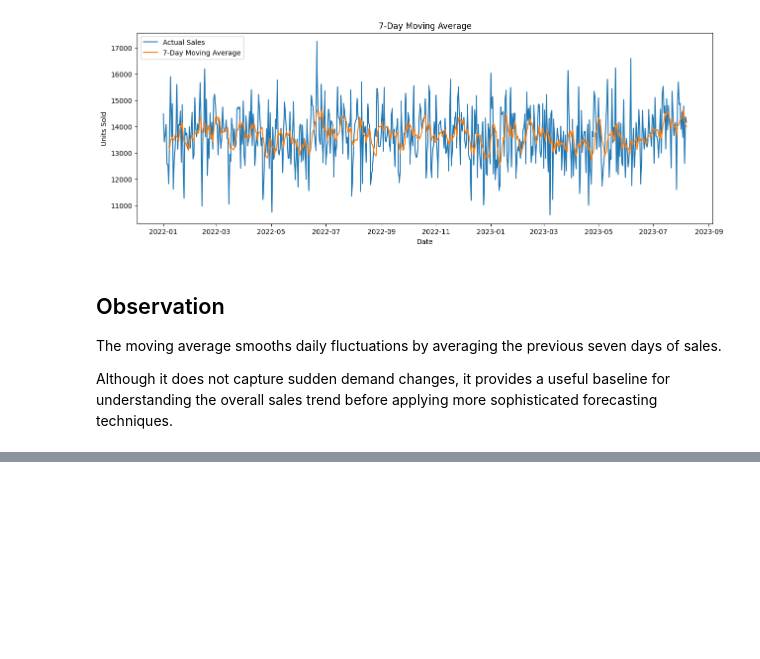
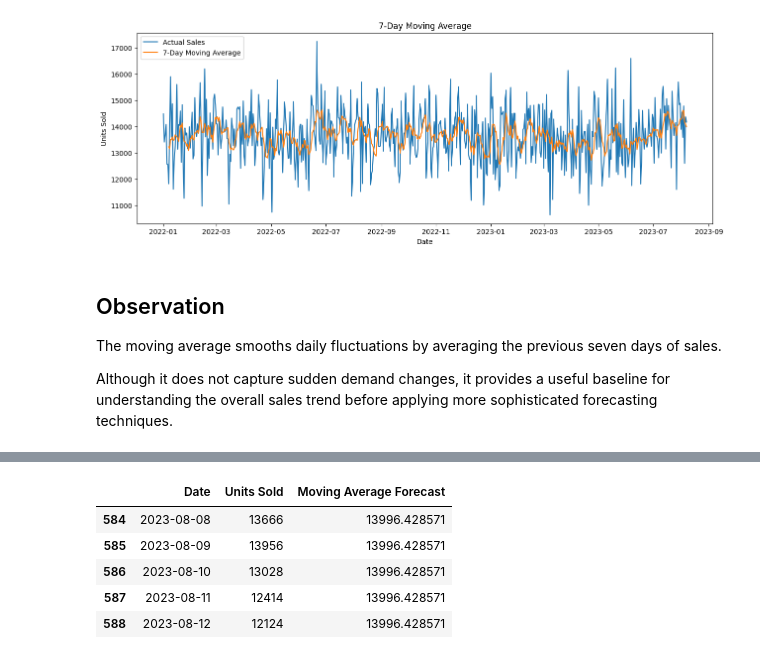
Before and after one commit to Adithyan-7/supply-chain-demand-forecasting, a Jupyter notebook: notebooks/04_demand_forecasting.ipynb, the cells around one changed output, grey strips where cells are left out. Drawn from its saved outputs; the diff is of its cells as text; code cells hidden in the pictures; blank space fills up the shorter version.

```diff
--- a/notebooks/04_demand_forecasting.ipynb
+++ b/notebooks/04_demand_forecasting.ipynb
@@ -194,0 +201,15 @@ Although it does not capture sudden demand changes, it provides a useful baselin
+# %%
+forecast_value = train["Units Sold"].tail(7).mean()
+
+test = test.copy()
+
+test["Moving Average Forecast"] = forecast_value
+
+test.head()
+# %% [output]
+|  | Date | Units Sold | Moving Average Forecast |
+| 584 | 2023-08-08 | 13666 | 13996.428571 |
+| 585 | 2023-08-09 | 13956 | 13996.428571 |
+| 586 | 2023-08-10 | 13028 | 13996.428571 |
+| 587 | 2023-08-11 | 12414 | 13996.428571 |
+| 588 | 2023-08-12 | 12124 | 13996.428571 |
```
Also changed, not shown: parts of 7 cells of this notebook.
